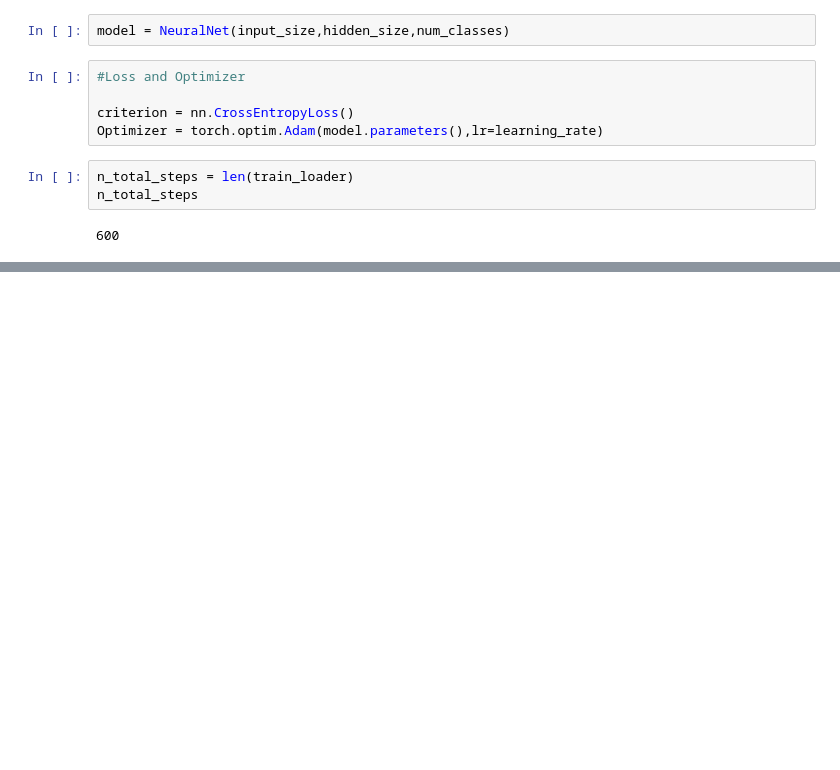
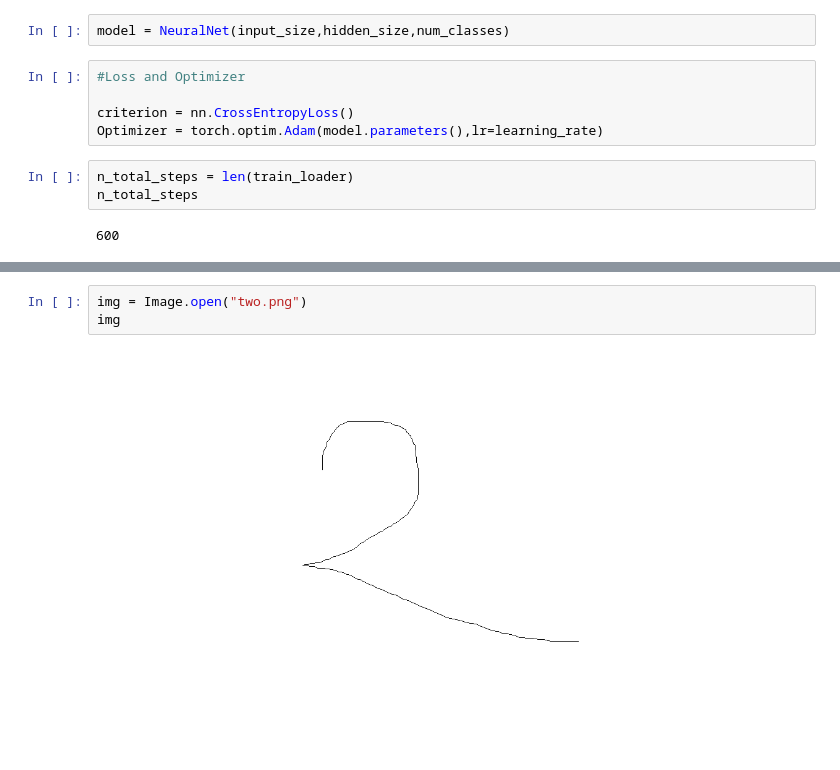
Before and after one commit to taukir-chowdhury/PyTorch-Practice, a Jupyter notebook: Digit_Recogniser.ipynb, the cells around one changed output, grey strips where cells are left out. Cells and saved outputs as stored; diff of their text form; blank space fills up the shorter version.

```diff
--- a/Digit_Recogniser.ipynb
+++ b/Digit_Recogniser.ipynb
@@ -172,0 +208,5 @@ Accuracy:  95.28
+# %%
+img = Image.open("two.png")
+img
+# %% [output]
+[figure, added]
```
Also changed, not shown: parts of 8 cells of this notebook.
